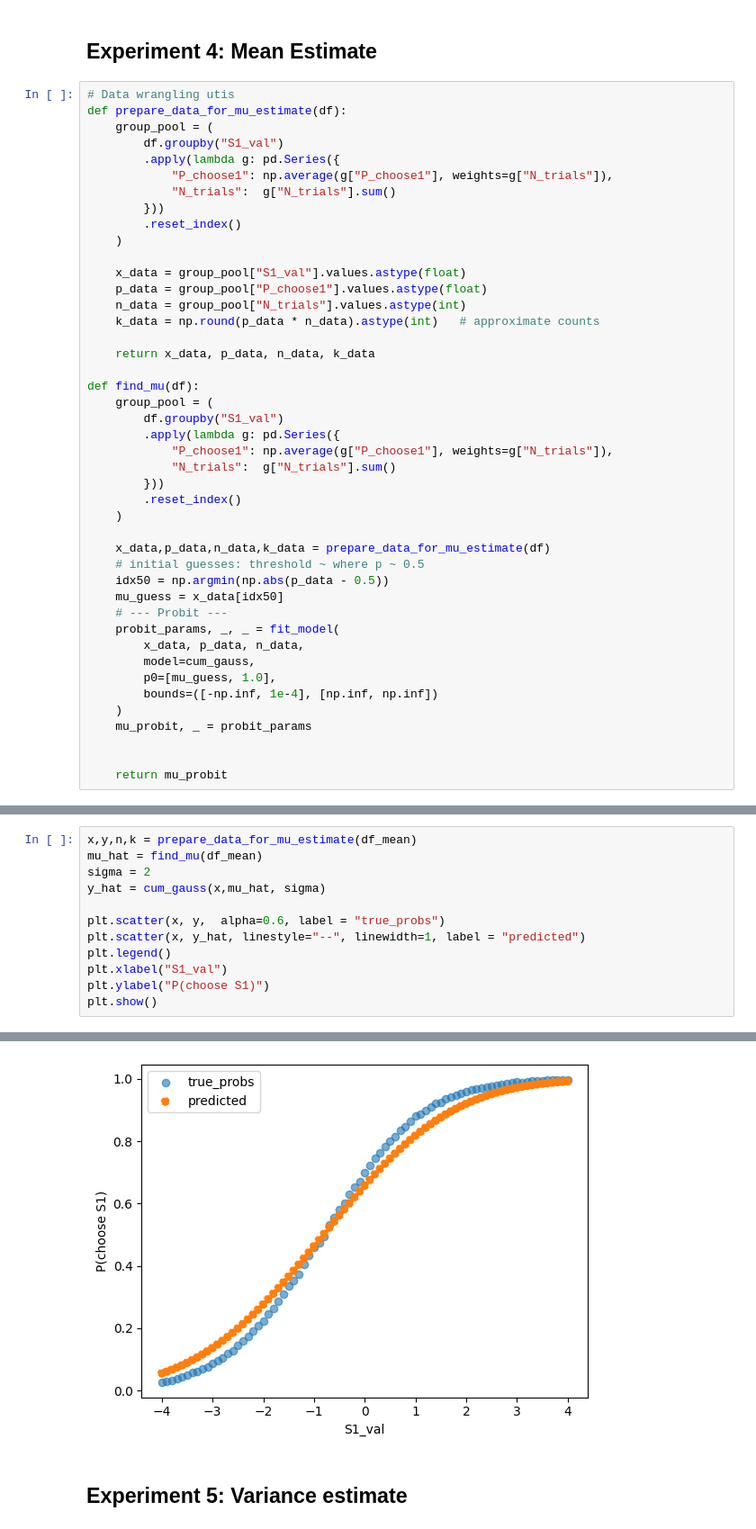
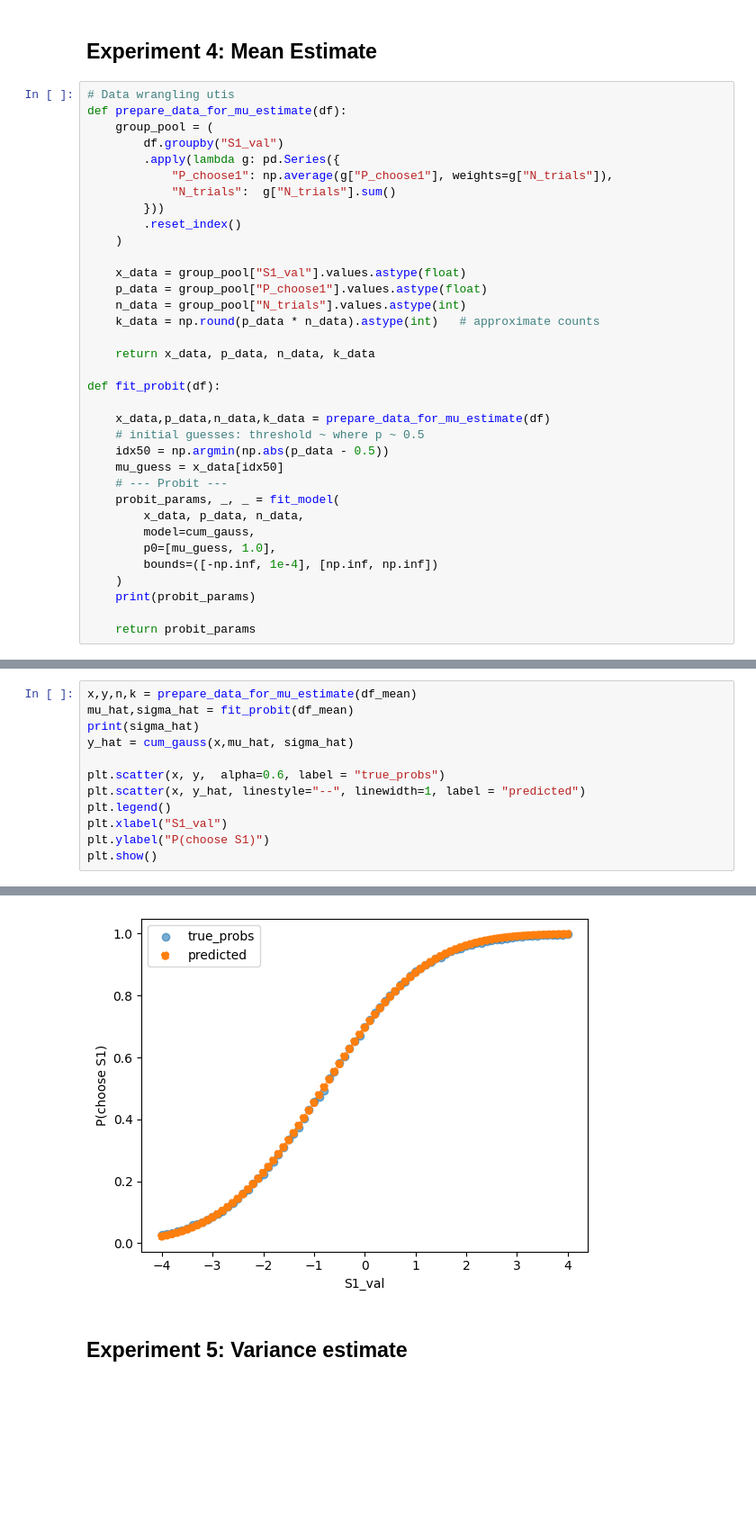
Before and after one commit to camila-maura/bayesian_agents_project_s1, a Jupyter notebook: notebooks/level_1.ipynb, the cells around one changed output, grey strips where cells are left out. Shown at 90% size. Drawn from its saved outputs; the diff is of its cells as text; blank space fills up the shorter version.

```diff
--- a/notebooks/level_1.ipynb
+++ b/notebooks/level_1.ipynb
@@ -101,15 +99,7 @@ def prepare_data_for_mu_estimate(df):
 
     return x_data, p_data, n_data, k_data
 
-def find_mu(df):
-    group_pool = (
-        df.groupby("S1_val")
-        .apply(lambda g: pd.Series({
-            "P_choose1": np.average(g["P_choose1"], weights=g["N_trials"]),
-            "N_trials":  g["N_trials"].sum()
-        }))
-        .reset_index()
-    )
+def fit_probit(df):
 
     x_data,p_data,n_data,k_data = prepare_data_for_mu_estimate(df)
     # initial guesses: threshold ~ where p ~ 0.5
@@ -122,7 +112,6 @@ def find_mu(df):
         p0=[mu_guess, 1.0],
         bounds=([-np.inf, 1e-4], [np.inf, np.inf])
     )
-    mu_probit, _ = probit_params
+    print(probit_params)
 
-
-    return mu_probit
+    return probit_params
@@ -129,8 +124,8 @@ def find_mu(df):
 # %%
 x,y,n,k = prepare_data_for_mu_estimate(df_mean)
-mu_hat = find_mu(df_mean)
-sigma = 2
-y_hat = cum_gauss(x,mu_hat, sigma)
+mu_hat,sigma_hat = fit_probit(df_mean)
+print(sigma_hat)
+y_hat = cum_gauss(x,mu_hat, sigma_hat)
 
 plt.scatter(x, y,  alpha=0.6, label = "true_probs")
 plt.scatter(x, y_hat, linestyle="--", linewidth=1, label = "predicted")
@@ -142,4 +139,4 @@ plt.show()
-[figure, old version]
+[figure, new version]
 # %% [markdown]
 ## Experiment 5: Variance estimate
 # %%
```
Also changed, not shown: parts of 3 cells of this notebook.
